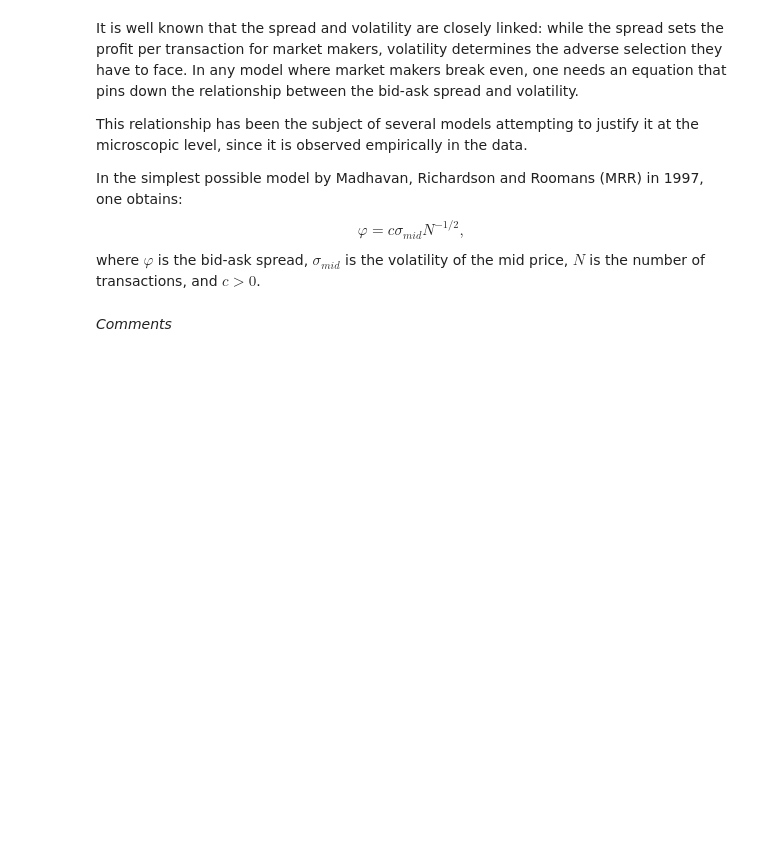
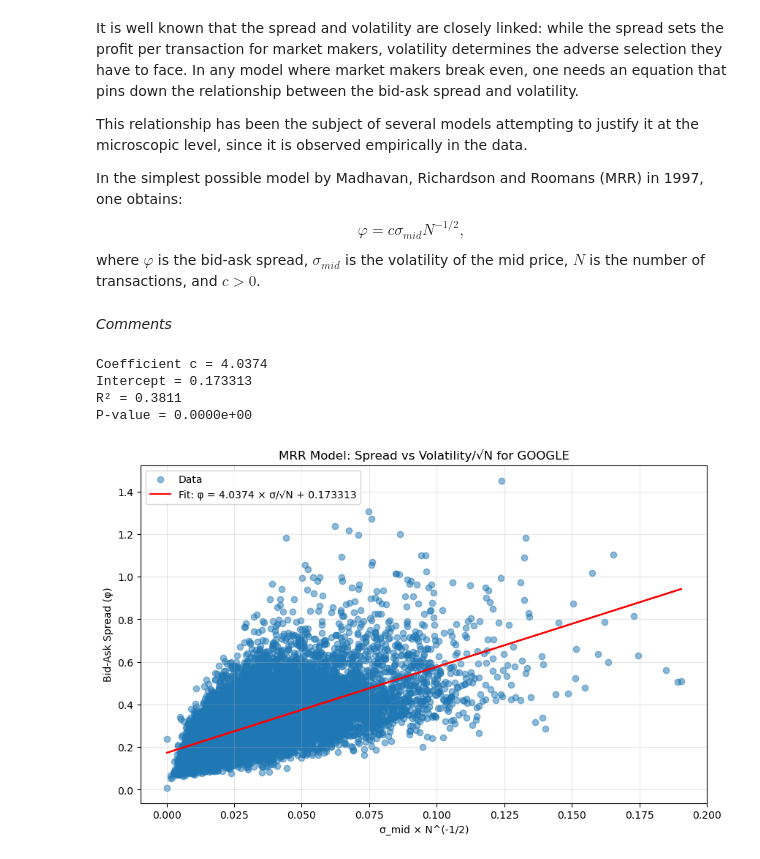
Before and after one commit to Guillaume-melis/Machine_Learning_for_Finance, a Jupyter notebook: TP3/TP 3 - Intraday Curves_EN.ipynb, the cells around one changed output. Drawn from its saved outputs; the diff is of its cells as text; code cells hidden in the pictures; blank space fills up the shorter version.

```diff
--- a/TP3/TP 3 - Intraday Curves_EN.ipynb
+++ b/TP3/TP 3 - Intraday Curves_EN.ipynb
@@ -362,3 +363,35 @@ $$\varphi=c\sigma_{mid} N^{-1/2},$$
 where $\varphi$ is the bid-ask spread, $\sigma_{mid}$ is the volatility of the mid price, $N$ is the number of transactions, and $c>0$.
 # %% [markdown]
 *Comments*
+# %%
+stock = "google"
+DATAS[stock]["MidPrice"] = 0.5 * (DATAS[stock].BidPrice + DATAS[stock].AskPrice)
+resampled_spread = (DATAS[stock].AskPrice - DATAS[stock].BidPrice).resample('5min').mean()
+resampled_vol = (DATAS[stock].MidPrice).resample('5min').std()
+resampled_N = DATAS[stock]["TradedQty"].resample('5min').count()  # Nombre de transactions
+mask = ~(resampled_spread.isna() | resampled_vol.isna() | resampled_N.isna()) & (resampled_N > 0)
+
+x = np.array(resampled_vol[mask] / np.sqrt(resampled_N[mask]))  # σ_mid * N^(-1/2)
+y = np.array(resampled_spread[mask])
+slope, intercept, r_value, p_value, std_err = linregress(x, y)
+
+print(f"Coefficient c = {slope:.4f}")
+print(f"Intercept = {intercept:.6f}")
+print(f"R² = {r_value**2:.4f}")
+print(f"P-value = {p_value:.4e}")
+
+plt.figure(figsize=(10, 6))
+plt.scatter(x, y, alpha=0.5, label='Data')
+plt.plot(x, slope * x + intercept, 'r-', label=f'Fit: φ = {slope:.4f} × σ/√N + {intercept:.6f}')
+plt.xlabel('σ_mid × N^(-1/2)')
+plt.ylabel('Bid-Ask Spread (φ)')
+plt.title(f'MRR Model: Spread vs Volatility/√N for {stock.upper()}')
+plt.legend()
+plt.grid(True, alpha=0.3)
+plt.show()
+# %% [output]
+Coefficient c = 4.0374
+Intercept = 0.173313
+R² = 0.3811
+P-value = 0.0000e+00
+[figure, added]
```
Also changed, not shown: parts of 1 cell of this notebook.
